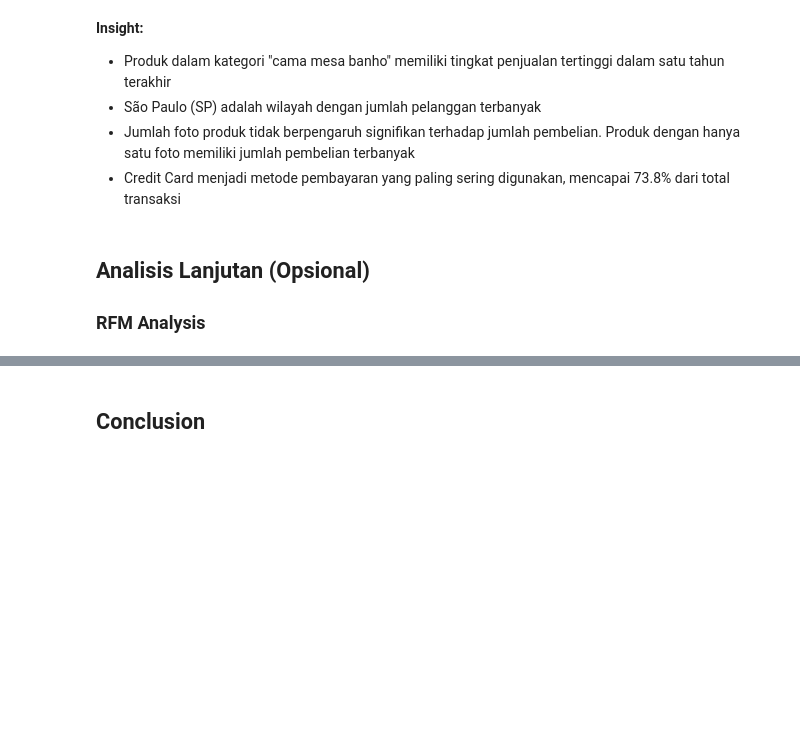
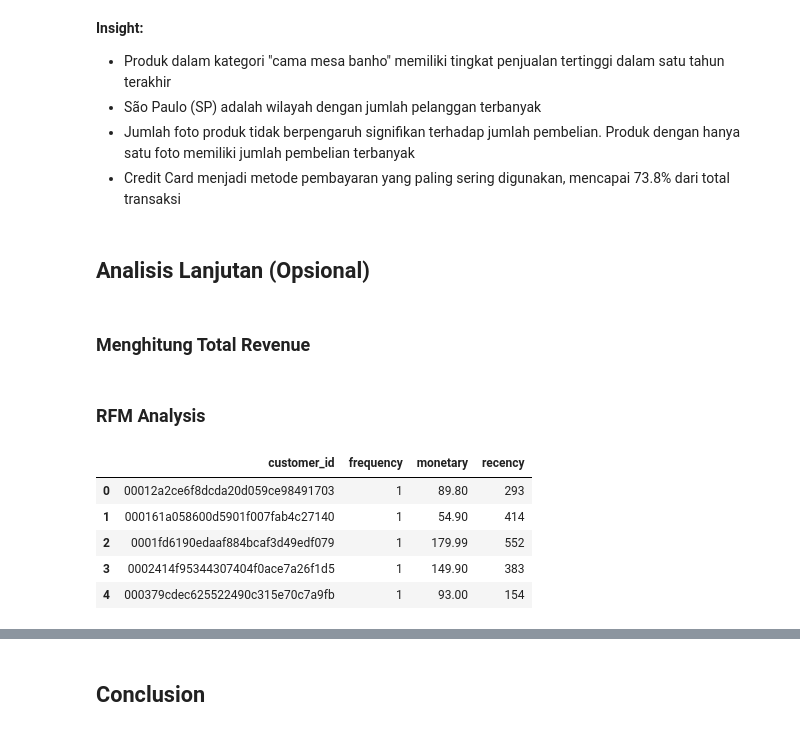
Before and after one commit to asgarindoo/CCMLP-Ecommerce-Analysis, a Jupyter notebook: notebook.ipynb, the cells around one changed output, grey strips where cells are left out. Drawn from its saved outputs; the diff is of its cells as text; code cells hidden in the pictures; blank space fills up the shorter version.

Commit message:
feat: RFM Analysis

```diff
--- a/notebook.ipynb
+++ b/notebook.ipynb
@@ -1343,5 +1354,34 @@ Metode pembayaran yang paling sering digunakan adalah Credit Card, dengan persen
 - Credit Card menjadi metode pembayaran yang paling sering digunakan, mencapai 73.8% dari total transaksi
 # %% [markdown]
 ## Analisis Lanjutan (Opsional)
-
-### RFM Analysis
+# %% [markdown]
+### Menghitung Total Revenue
+# %% [markdown]
+### RFM Analysis
+# %%
+# Pastikan kolom datetime dalam format datetime
+all_df["order_purchase_timestamp"] = pd.to_datetime(all_df["order_purchase_timestamp"])
+
+# Buat DataFrame RFM
+rfm_df = all_df.groupby(by="customer_id", as_index=False).agg({
+    "order_purchase_timestamp": "max",
+    "order_id": "nunique",
+    "price": "sum"
+})
+
+rfm_df.columns = ["customer_id", "max_order_timestamp", "frequency", "monetary"]
+recent_date = all_df["order_purchase_timestamp"].max().date()
+rfm_df["max_order_timestamp"] = rfm_df["max_order_timestamp"].fillna(pd.Timestamp(recent_date))
+rfm_df["max_order_timestamp"] = rfm_df["max_order_timestamp"].dt.date
+rfm_df["recency"] = rfm_df["max_order_timestamp"].apply(lambda x: (recent_date - x).days)
+
+rfm_df.drop("max_order_timestamp", axis=1, inplace=True)
+
+rfm_df.head().reset_index(drop=True)
+# %% [output]
+|  | customer_id | frequency | monetary | recency |
+| 0 | 00012a2ce6f8dcda20d059ce98491703 | 1 | 89.80 | 293 |
+| 1 | 000161a058600d5901f007fab4c27140 | 1 | 54.90 | 414 |
+| 2 | 0001fd6190edaaf884bcaf3d49edf079 | 1 | 179.99 | 552 |
+| 3 | 0002414f95344307404f0ace7a26f1d5 | 1 | 149.90 | 383 |
+| 4 | 000379cdec625522490c315e70c7a9fb | 1 | 93.00 | 154 |
```
Also changed, not shown: parts of 5 cells of this notebook.
